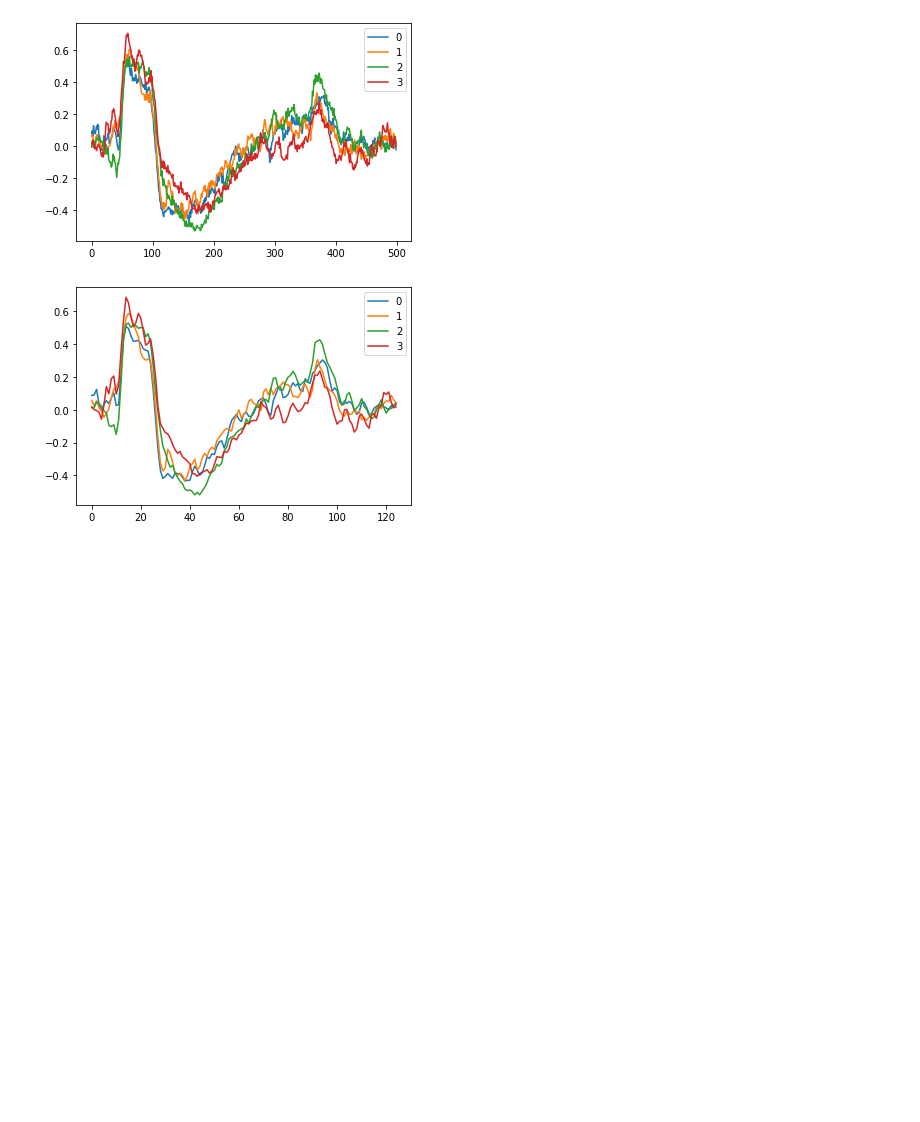
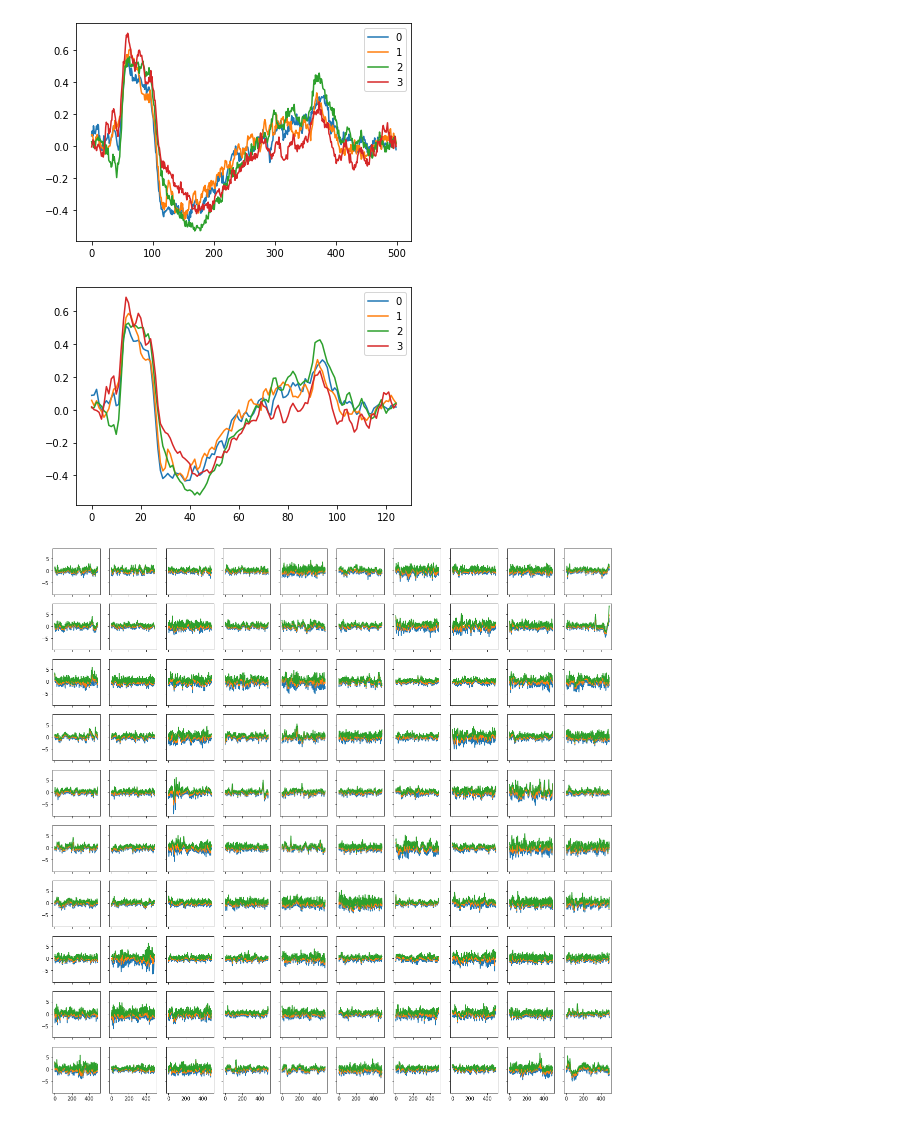
Before and after one commit to TaykhoomDalal/ECE_C147_Project, a Jupyter notebook: Data Analysis 2.ipynb, the cells around one changed output. Cells and saved outputs as stored; diff of their text form; code cells hidden in the pictures; blank space fills up the shorter version.

```diff
--- a/Data Analysis 2.ipynb
+++ b/Data Analysis 2.ipynb
@@ -56,3 +56,18 @@ X3 = np.mean(X3, axis=2)
 plot_classes(X3, y)
 # %% [output]
 [figure]
+# %%
+def plot_100(X):
+    fig, axs = plt.subplots(10, 10, sharex=True, sharey=True)
+    fig.set_size_inches(20, 20)
+    for i, x in enumerate(X[np.random.choice(len(X), size=100, replace=False)]):
+        axs[i // 10, i % 10].plot(x)
+    plt.show()
+# %%
+wnd = 2
+n, seq, nf = X.shape
+X4 = np.mean(X.reshape(n, seq // wnd, wnd, nf), axis=2)
+X4_min_avg_max = np.stack([np.min(X4, axis=-1), np.mean(X4, axis=-1), np.max(X4, axis=-1)], axis=-1)
+plot_100(X4_min_avg_max[y == 0])
+# %% [output]
+[figure, added]
```
Also changed, not shown: parts of 3 cells of this notebook, 2 other files.
